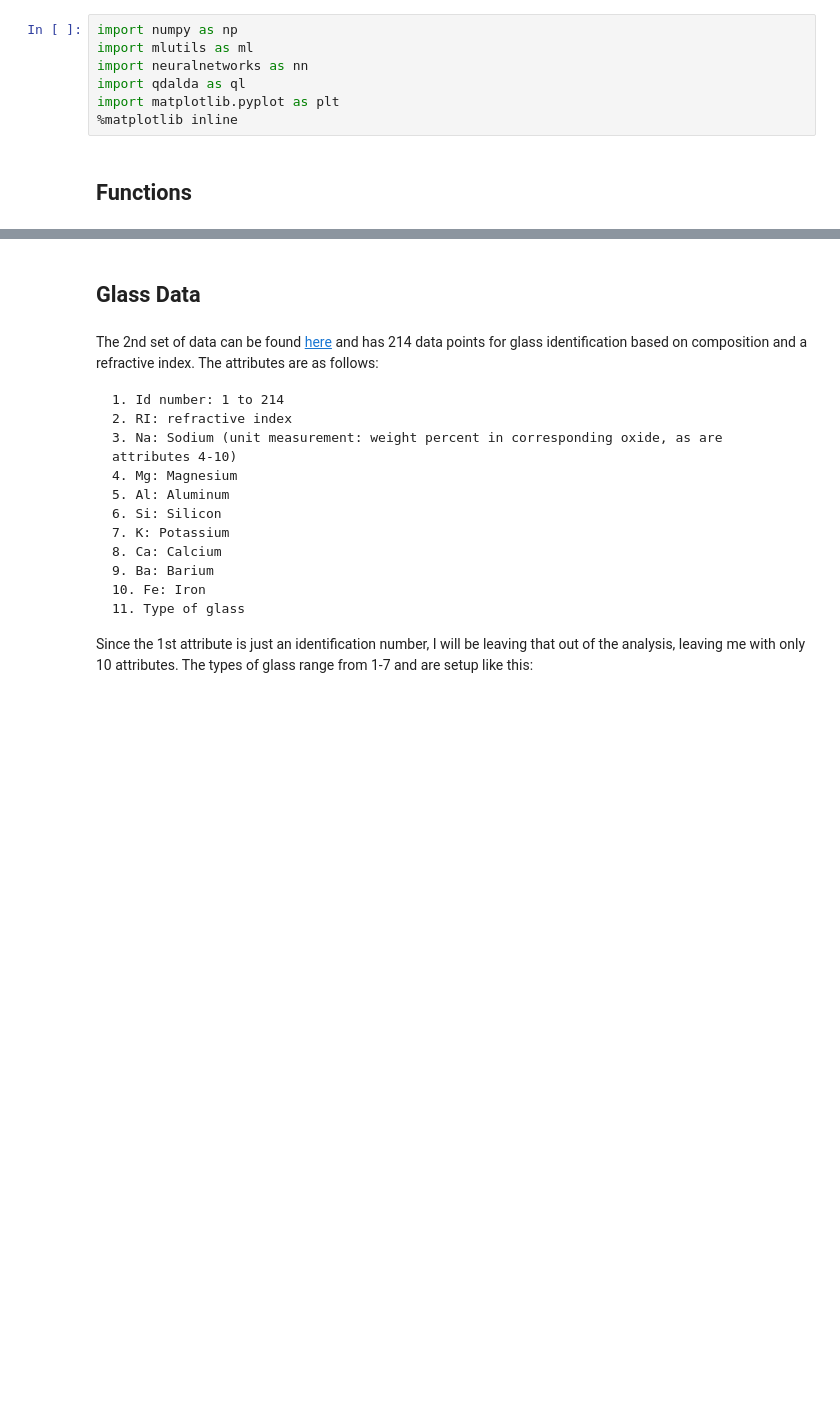
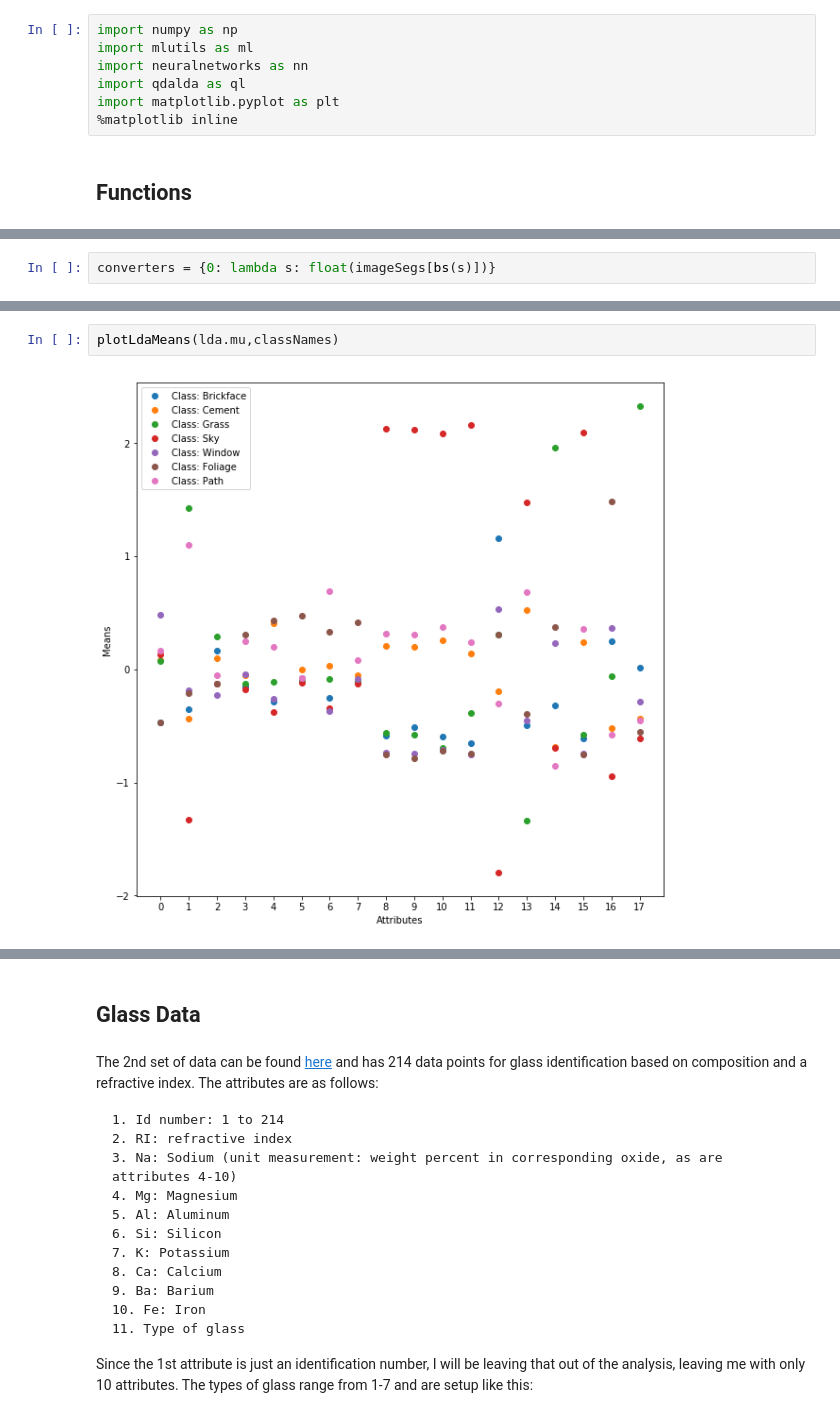
Before and after one commit to bpospeck/CS480, a Jupyter notebook: A4/Pospeck-A4.ipynb, the cells around one changed output, grey strips where cells are left out. Cells and saved outputs as stored; diff of their text form; blank space fills up the shorter version.

```diff
--- a/A4/Pospeck-A4.ipynb
+++ b/A4/Pospeck-A4.ipynb
@@ -295,0 +321,2 @@ array([["b'1'", "b'YES'", "b' NO'", ..., "b' NO'", "b' NO'", "b'F'"],
+# %%
+converters = {0: lambda s: float(imageSegs[bs(s)])}
@@ -295,0 +437,4 @@ array([["b'1'", "b'YES'", "b' NO'", ..., "b' NO'", "b' NO'", "b'F'"],
+# %%
+plotLdaMeans(lda.mu,classNames)
+# %% [output]
+[figure, added]
```
Also changed, not shown: parts of 82 cells of this notebook, 3 other files.
